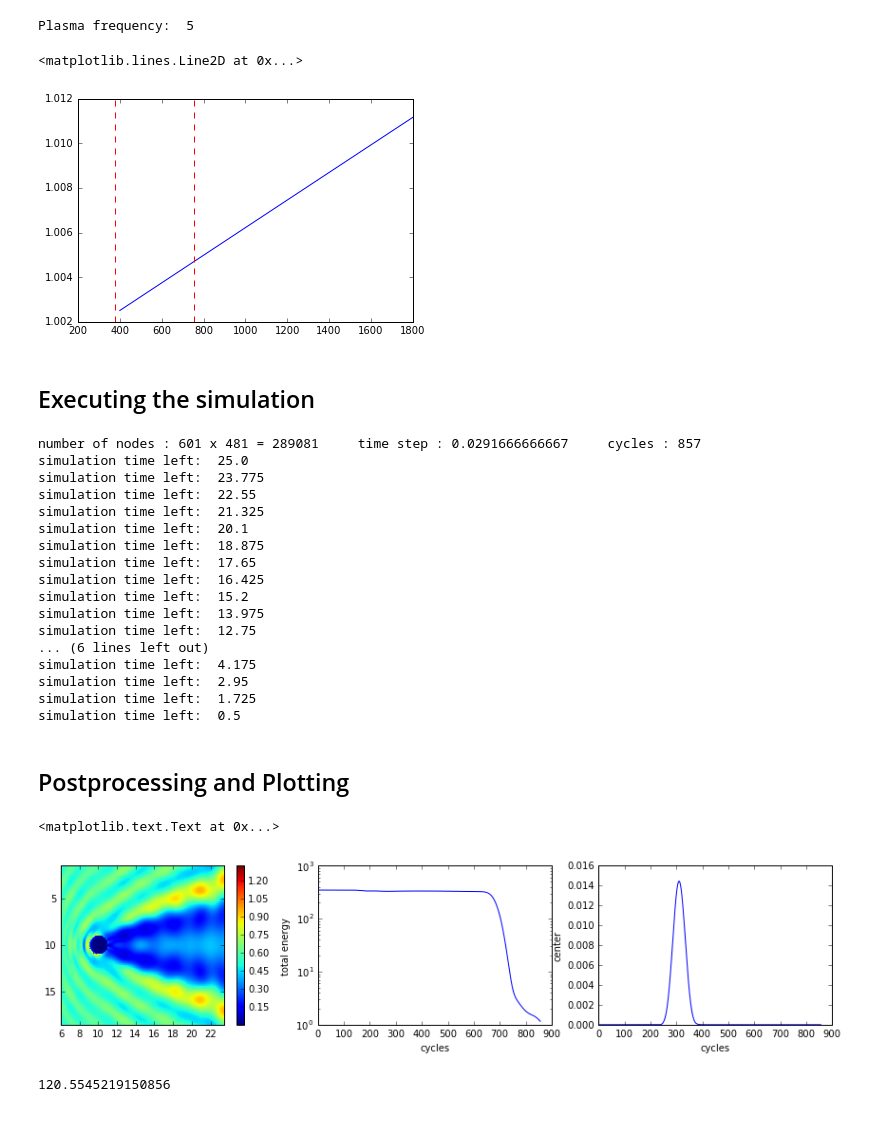
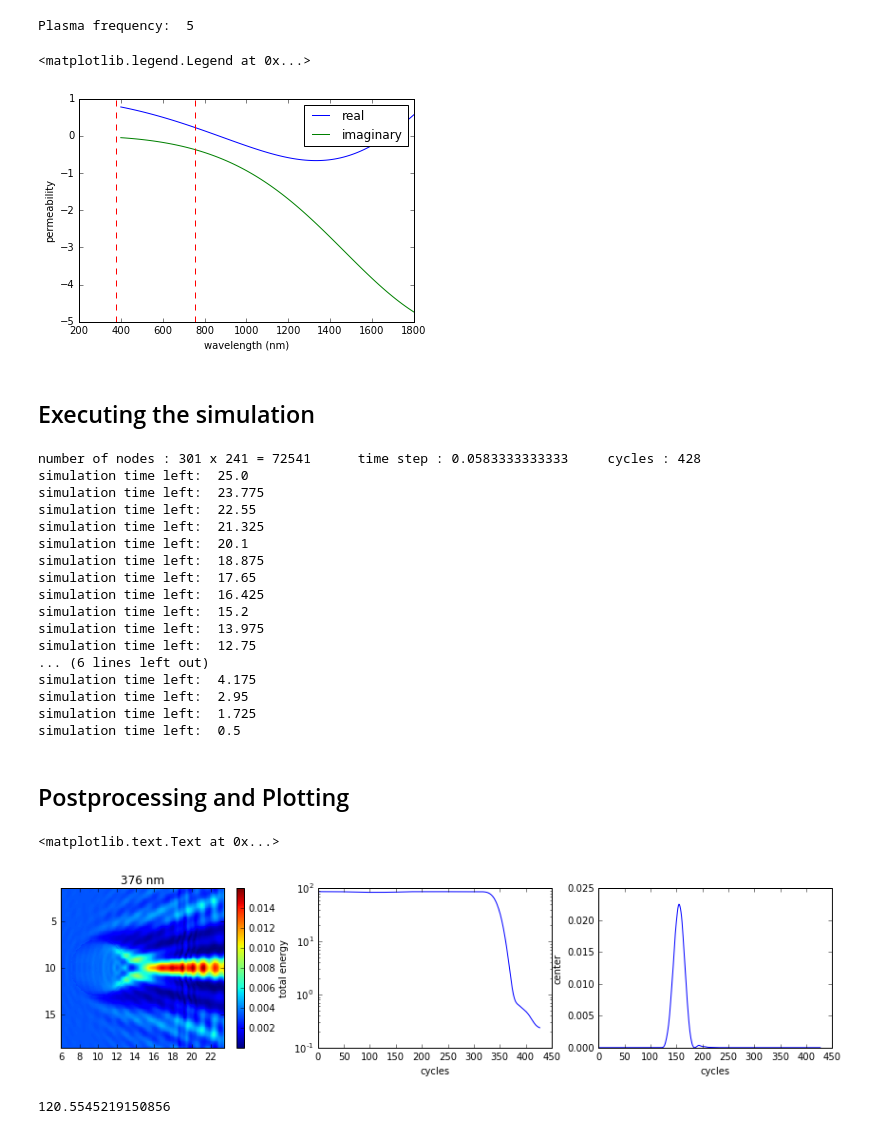
Before and after one commit to richard-ciesielski/py2dFDTD, a Jupyter notebook: exampleFDTD.ipynb, the cells around one changed output. Drawn from its saved outputs; the diff is of its cells as text; code cells hidden in the pictures.

```diff
--- a/exampleFDTD.ipynb
+++ b/exampleFDTD.ipynb
@@ -28,13 +31,13 @@ from yee_plot_0_4 import *
 # create a mesh:
 lengthx = 25.
 lengthy = 20.
-Nx = 601                            # number of nodes for the E-field
+Nx = 301                            # number of nodes for the E-field
 dx = lengthx / (Nx - 1)
 Ny =  int(lengthy / dx + 1)
 lengthy = (Ny - 1) * dx             # adjust the length
 
 # produce a staggered grid with NxN nodes:
-grid = staggered_grid_2D(lengthx, lengthy, Nx, Ny,  Eps0=1, Mu0=1)
+grid = staggered_grid_2D(lengthx, lengthy, Nx, Ny, Eps=1)
 
 # add PMLs:
 grid.addPML(1.5, "right", 11., "full")
@@ -46,13 +49,18 @@ grid.addPML(1.5, "down", 11.)
 wp = 5
 wj = 1
 gamma = 1
-addCircle(grid,
-    x=10, y=lengthy / 2., R=1., wj=wj, wp=wp, gamma=gamma,  sigma=20)
+#addPlasmonicCircle(grid,
+#    x=10, y=lengthy / 2., R=1., wj=wj, wp=wp, gamma=gamma,  sigma=20)
+
+
+addDielectricCircle(grid,
+    x=10, y=lengthy / 2., R=3., n = 1.5)
+
 
 print "Plasma frequency: ", wp
 
 # for later calculations:
-dummy_grid = staggered_grid_2D(lengthx, lengthy, Nx, Ny, Eps0=1, Mu0=1)
+dummy_grid = staggered_grid_2D(lengthx, lengthy, Nx, Ny, Eps=1)
 
 # add excitation:
 excitations = []
@@ -60,20 +68,24 @@ excitations.append(testpulse_x_Exc(x=4, H=-1, sigma=1, rc=2))
 
 dt = grid.dt
 
-w_probe = wp /2
+w_probe = wp
 # %% [output]
 Plasma frequency:  5
 # %%
 # now calculate and plot the theoretical frequency response
 wl = numpy.linspace(400,1800,101)
 w = 2 * pi * 3e2 / wl
-eps = 1 + wp  / (wj**2 + i * w * gamma - w**2)
+eps = 1 + wp  / (wj**2 + 1j * w * gamma - w**2)
 
 pylab.figure()
-pylab.plot(wl, eps)
+pylab.plot(wl, eps.real, label="real")
+pylab.plot(wl, eps.imag, c='g', label="imaginary")
 pylab.axvline(2*pi*3e2 / wp, ls='--', c='r')
 pylab.axvline(2*pi*3e2 / w_probe, ls='--', c='r')
+pylab.xlabel('wavelength (nm)')
+pylab.ylabel('permeability')
+pylab.legend()
 # %% [output]
-<matplotlib.lines.Line2D at 0x...>
+<matplotlib.legend.Legend at 0x...>
-[figure, old version]
+[figure, new version]
 # %% [markdown]
@@ -118,7 +131,7 @@ for i in range(cycles):             # main loop
     t = t + dt
     i = i + 1
 # %% [output]
-number of nodes : 601 x 481 = 289081     time step : 0.0291666666667     cycles : 857
+number of nodes : 301 x 241 = 72541      time step : 0.0583333333333     cycles : 428
 simulation time left:  25.0
 simulation time left:  23.775
 simulation time left:  22.55
@@ -145,6 +158,7 @@ pylab.subplot(131)
 #pylab.imshow(abs(S_w))
 plot_matrix(abs(S_w), grid, 0, xlim=(6,50))
 pylab.colorbar()
+pylab.title('%d nm' % (2*pi*3e2 / w_probe))
 pylab.subplot(132)
 pylab.semilogy(bookkeeping[0])
 pylab.xlabel('cycles')
@@ -155,7 +169,7 @@ pylab.xlabel('cycles')
 pylab.ylabel('center')
 # %% [output]
 <matplotlib.text.Text at 0x...>
-[figure, old version]
+[figure, new version]
 # %%
 numpy.sum(S)
 # %% [output]
```
Also changed, not shown: parts of 1 cell of this notebook, 2 other files.
